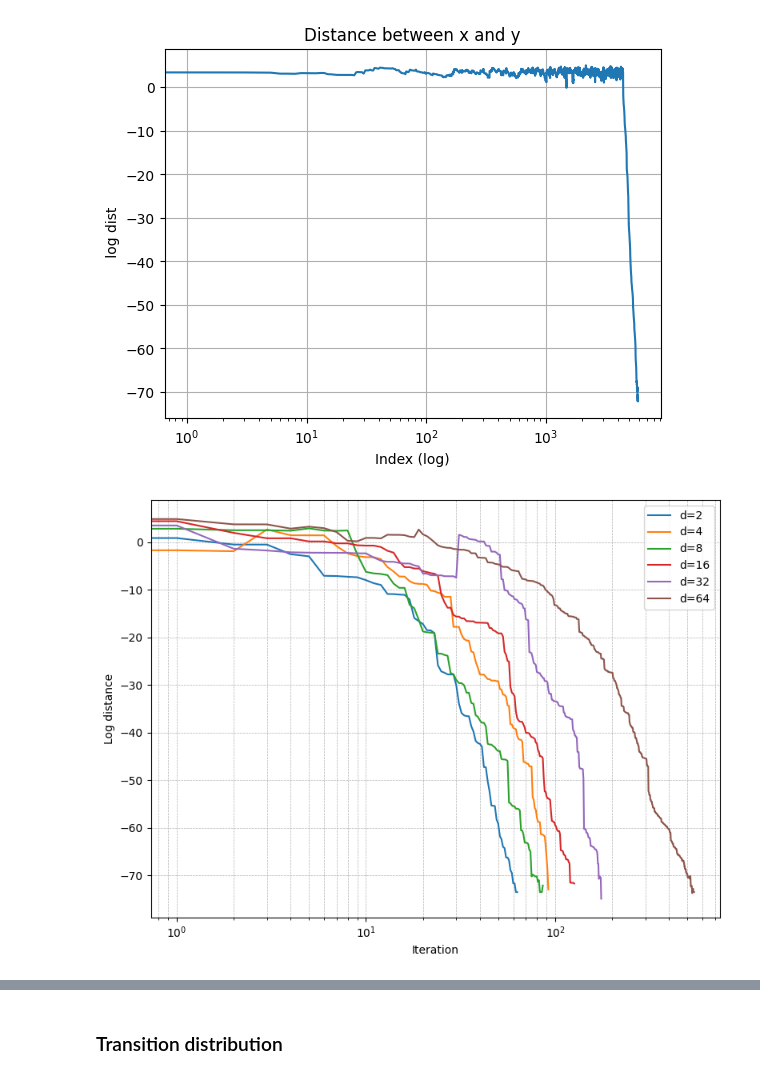
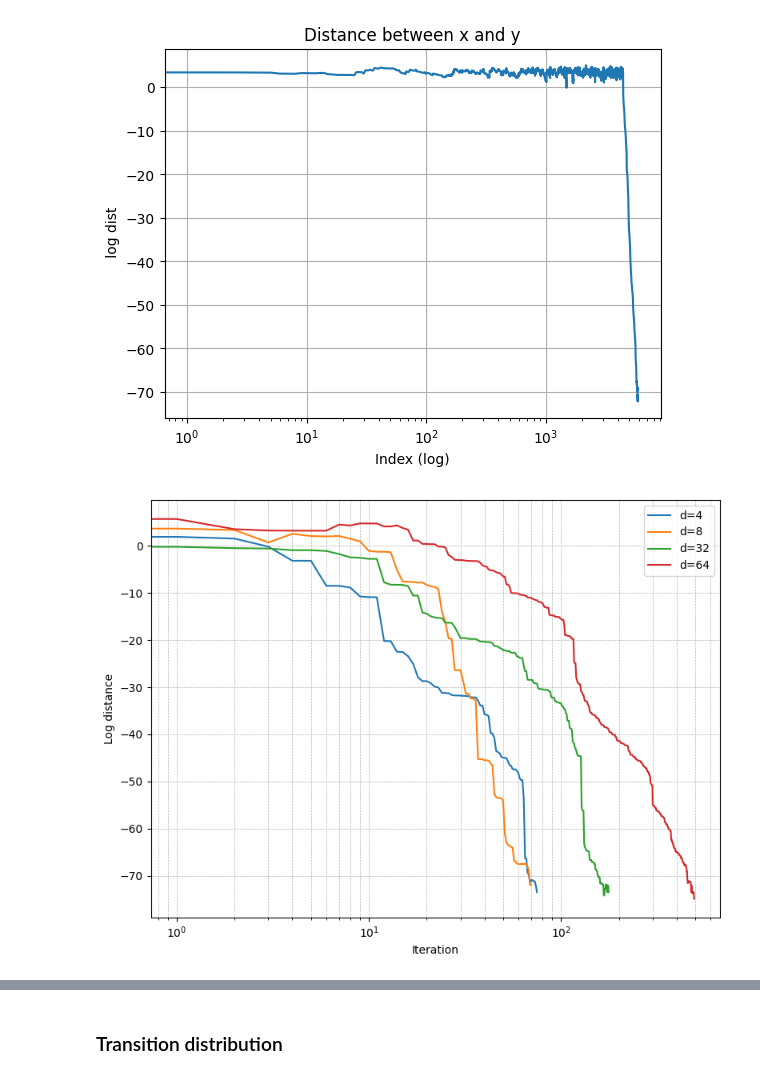
Before and after one commit to MohamedKeteb/Coupling_ESS, a Jupyter notebook: simu_ESS.ipynb, the cells around one changed output, grey strips where cells are left out. Saved outputs shown, nothing was run; the diff lists cells and outputs as text; code cells hidden in the pictures.

```diff
--- a/simu_ESS.ipynb
+++ b/simu_ESS.ipynb
@@ -594,20 +666,18 @@ def coupled_transition2_blr(x, y, X, Y, e):
         proposal_y = y * np.cos(theta) + w * np.sin(theta)
         log_p_proposal_y = log_likelihood_blr(proposal_y, X, Y, e)
 
-    return proposal_x, proposal_y, theta_visited[-1], theta
+    return proposal_x, proposal_y
 
 
 def coupled_ess2_blr(x_init, y_init, X, Y, e, N):
     samples = [(x_init, y_init)]
     x, y = samples[0]
-    list_theta2 = []
 
     for _ in tqdm(range(N)):
-        x, y, theta1, theta2 = coupled_transition2_blr(x, y, X, Y, e)
-        list_theta2.append((theta1, theta2))
+        x, y = coupled_transition2_blr(x, y, X, Y, e)
         samples.append((x, y))
 
-    return samples, list_theta2
+    return samples
 # %%
 if __name__ == "__main__":
     N = 10000
@@ -636,29 +706,3 @@ if __name__ == "__main__":
     plt.show()
 # %% [output]
 [figure]
-# %%
-if __name__ == "__main__":
-    N = 10000
-    e = 0.8
-    plt.figure(figsize=(8, 6))
-    d = 8
-    for n in range(4000, 4001):
-        X, Y = make_classification(n_samples=n, n_features=d, n_classes=2, random_state=0, n_informative= 6)
-        Y = 2 * Y - 1  # transforme les labels 0,1 en -1,1
-
-        x_init, y_init = np.random.randn(2, d)
-
-        samples, list_theta2 = coupled_ess2_blr(x_init, y_init, X, Y, e, N)
-        x_sample_blr = np.array([samples[i][0] for i in range(len(samples))])
-        y_sample_blr = np.array([samples[i][1] for i in range(len(samples))])
-
-        dist = np.sum((x_sample_blr - y_sample_blr) ** 2, axis=1)
-
-        plt.plot(np.log(dist), label=f"n_data={n}")
-    plt.xscale('log')  # Mettre l'axe Y en échelle logarithmique
-    plt.xlabel("Iteration")
-    plt.ylabel("Log distance")
-    plt.grid()
-    plt.legend()
-    plt.savefig("images/reglog_crn.png", dpi=300, bbox_inches='tight')
-    plt.show()
@@ -764,33 +850,33 @@ plt.show()
 # === Ton code suppose que coupled_ess2_g est défini ailleurs ===
 
 if __name__ == "__main__":
     N = 10000
     C = None  # sera défini pour chaque d
 
 
     plt.figure(figsize=(8, 6))
 
-    for d in [2**k for k in range(1, 7)]:  # d = 2, 4, ...,
+    for d in [2**k for k in [2, 3, 5, 6]]:  # d = 2, 4, ...,
         m = np.ones(d)
         v = 2 * np.eye(d)
         x_init, y_init = np.random.randn(2, d)
         C =  np.eye(d)
-        samples, list_theta_g = coupled_ess2_g(x_init, y_init, m, v, C, N)
+        samples, _ = coupled_ess2_g(x_init, y_init, m, v, C, N)
 
         x_sample_g = np.array([samples[i][0] for i in range(len(samples))])
         y_sample_g = np.array([samples[i][1] for i in range(len(samples))])
 
         dist = np.sum((x_sample_g - y_sample_g) ** 2, axis=1)
 
         plt.plot(np.log(dist), label=f"d={d}")
 
     plt.xscale("log")  # axe X en log
     plt.xlabel("Iteration")
     plt.ylabel("Log distance")
     plt.grid(True, which="both", ls="--", lw=0.5)
     plt.legend()
     plt.tight_layout()
     plt.savefig("images/crn_ess_g.png", dpi=300, bbox_inches='tight')
     plt.show()
 # %% [output]
-[figure, old version]
+[figure, new version]
```
Also changed, not shown: parts of 21 cells of this notebook, 25 other files.
